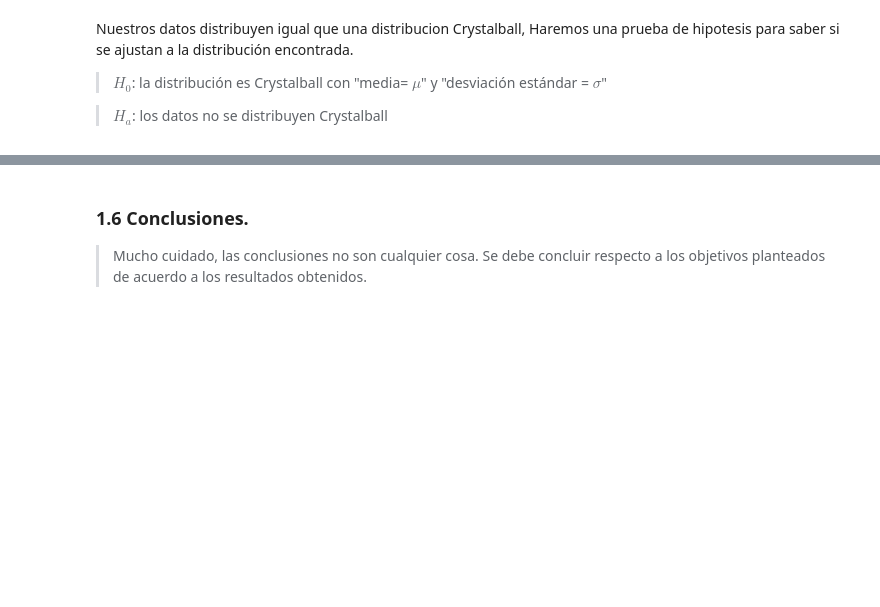
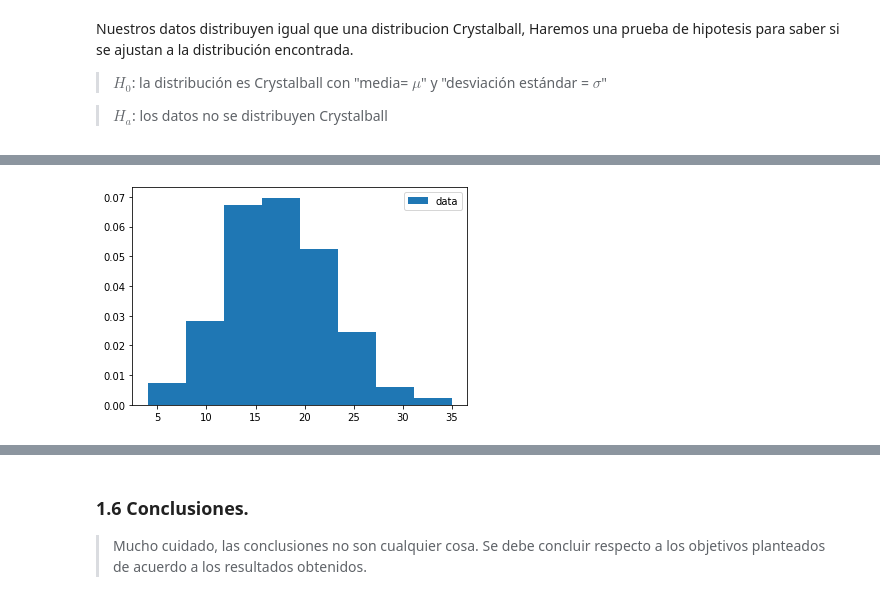
Before and after one commit to mariajosecanture/PROYECTO_SG_MJC, a Jupyter notebook: ProyectoModulo1_CantuM_GarciaS_GreenA-Copy1.ipynb, the cells around one changed output, grey strips where cells are left out. Drawn from its saved outputs; the diff is of its cells as text; code cells hidden in the pictures; blank space fills up the shorter version.

```diff
--- a/ProyectoModulo1_CantuM_GarciaS_GreenA-Copy1.ipynb
+++ b/ProyectoModulo1_CantuM_GarciaS_GreenA-Copy1.ipynb
@@ -552,0 +562,20 @@ Metodo Q-Q (distribucion correcta)
+# %%
+
+import warnings
+warnings.filterwarnings('ignore')
+dist_to = [ 'alpha','anglit','arcsine','argus','beta','betaprime','bradford','burr','burr12','cauchy','chi','chi2','cosine','crystalball','dgamma','dweibull','erlang','expon','exponnorm','exponweib','exponpow','f','fatiguelife','fisk','foldcauchy','foldnorm','frechet_r','frechet_l','genlogistic','gennorm','genpareto','genexpon','genextreme','gausshyper','gamma','gengamma','genhalflogistic','gilbrat','gompertz','gumbel_r','gumbel_l','halfcauchy','halflogistic','halfnorm','halfgennorm','hypsecant','invgamma','invgauss','invweibull','johnsonsb','johnsonsu','kappa4','kappa3','ksone','pareto','pearson3','powerlaw','powerlognorm','rdist','reciprocal','rayleigh','rice','recipinvgauss','semicircular','skewnorm','t','trapz','triang','truncexpon','truncnorm','tukeylambda','uniform','vonmises','vonmises_line','wald','weibull_min','weibull_max']
+e= []
+
+data= data_hs['HS']
+[y,x,_]= plt.hist(data, bins=8, density=True, label='data')
+x= x[1:]
+
+for dist in dist_to:
+#fit solo funciona con cintinuas (NO DISCRETAS)
+    param= getattr(st, dist).fit(data) #PARAMETRO, MEDIA, DESVIACION ESTANDAR
+    pdf= getattr(st,dist).pdf(x, *param)
+
+    plt.legend()
+    e.append(((y-pdf)**2).mean())
+# %% [output]
+[figure, added]
```
Also changed, not shown: parts of 39 cells of this notebook.
